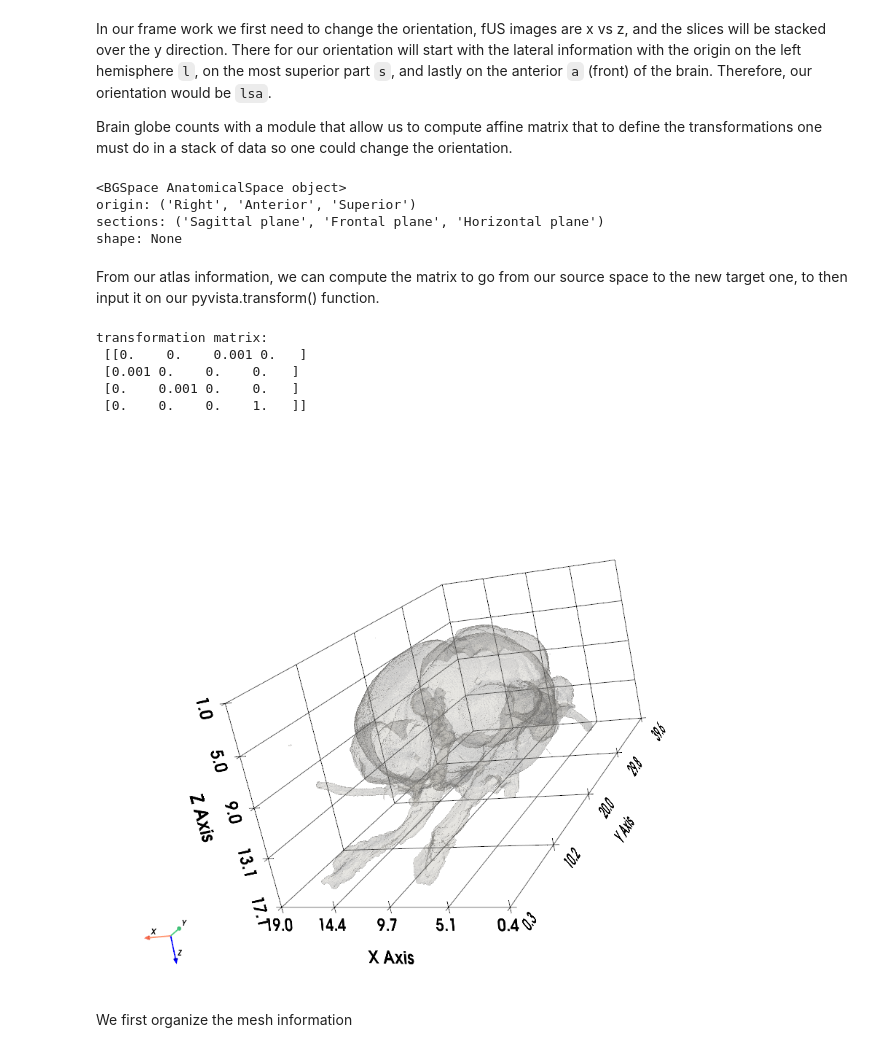
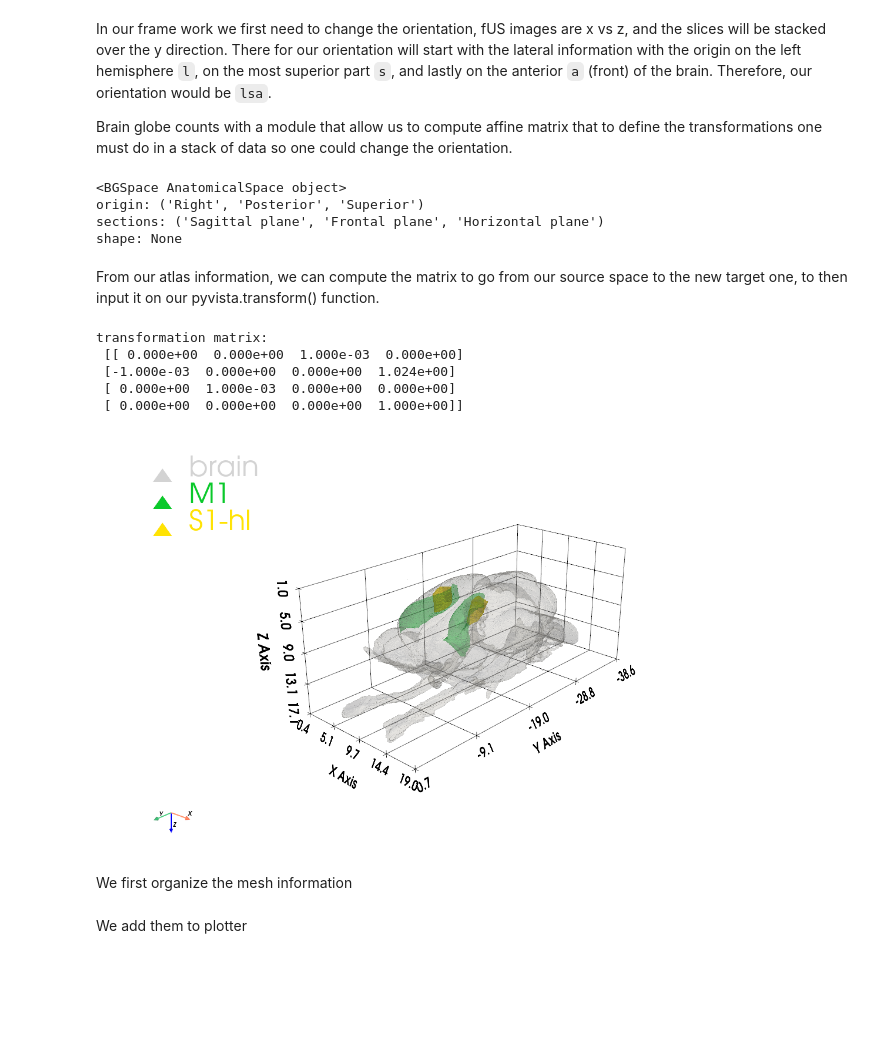
Before and after one commit to EstebanRivera08/eSDIva, a Jupyter notebook: notebook/Tutorial_NeuroSono.ipynb, the cells around one changed output. Saved outputs shown, nothing was run; the diff lists cells and outputs as text; code cells hidden in the pictures; blank space fills up the shorter version.

```diff
--- a/notebook/Tutorial_NeuroSono.ipynb
+++ b/notebook/Tutorial_NeuroSono.ipynb
@@ -213,3 +26,0 @@ def plot_brain(brain_mesh, region1, region2, region1_name, region2_name):
-# %%
-brain_plotter = plot_brain(pv_Full_Brain, pv_Brain_Reg_M1, pv_Brain_Reg_SO, Brain_Reg_M1_name, Brain_Reg_SO_name)
-brain_plotter.show(jupyter_backend='static')  # Add this parameter
@@ -325,0 +236,14 @@ pressure_plotter.show(jupyter_backend='static')  # Add this parameter
+# %%
+def plot_brain(brain_mesh, region1, region2, *, region1_name = "Region 1", region2_name = "Region 2",
+    window_size=[1280, 720], camera_position=None, notebook=True, off_screen=True):
+
+    brain_plotter = pv.Plotter(window_size=window_size, title=f"Rat atlas", notebook=notebook, off_screen=off_screen)
+    brain_plotter.add_mesh(brain_mesh,   color="lightgrey", opacity=0.2,    label="brain")
+    brain_plotter.add_mesh(region1,  color="permanentgreen",     opacity=0.3,    label=region1_name )
+    brain_plotter.add_mesh(region2,  color="cadmiumlemon",     opacity=0.6,    label=region2_name )
+    brain_plotter.add_axes()              # show XYZ axes
+    brain_plotter.show_grid()             # show grid
+    brain_plotter.add_legend(loc = 'upper left')             # show legend
+    brain_plotter.camera_position = camera_position
+    # # to show the plot in Jupyter Notebook
+    return brain_plotter
@@ -372,11 +286,11 @@ Brain globe counts with a module that allow us to compute affine matrix that to
 import brainglobe_space as bg_space
 # %%
 # Now we create the target space
-target_space = bg_space.AnatomicalSpace("ras", resolution=[39*1e3, 39*1e3, 39*1e3],) # New resolution to change the units from um to mm
+target_space = bg_space.AnatomicalSpace("rps", resolution=[39*1e3, 39*1e3, 39*1e3],) # New resolution to change the units from um to mm
 print(target_space)
 # %% [output]
 <BGSpace AnatomicalSpace object>
-origin: ('Right', 'Anterior', 'Superior')
+origin: ('Right', 'Posterior', 'Superior')
 sections: ('Sagittal plane', 'Frontal plane', 'Horizontal plane')
 shape: None
 # %% [markdown]
@@ -384,28 +298,31 @@ From our atlas information, we can compute the matrix to go from our source spac
 # %%
 trans_source2lsa = bg_atlas.space.transformation_matrix_to(target_space)
 
-pv_Full_Brain_changed = pv_Full_Brain.copy()
-pv_Full_Brain_changed.transform(trans_source2lsa)
+pv_Full_Brain_tx_space = pv_Full_Brain.copy()
+pv_Full_Brain_tx_space.transform(trans_source2lsa, inplace=	True)
+pv_M1_reg_tx_space = pv_Brain_Reg_M1.copy()
+pv_M1_reg_tx_space.transform(trans_source2lsa, inplace=	True)
+pv_SO_reg_tx_space = pv_Brain_Reg_SO.copy()
+pv_SO_reg_tx_space.transform(trans_source2lsa, inplace=	True)
 print(f"transformation matrix: \n {trans_source2lsa} ")
 # %% [output]
 transformation matrix:
- [[0.    0.    0.001 0.   ]
- [0.001 0.    0.    0.   ]
- [0.    0.001 0.    0.   ]
- [0.    0.    0.    1.   ]]
+ [[ 0.000e+00  0.000e+00  1.000e-03  0.000e+00]
+ [-1.000e-03  0.000e+00  0.000e+00  1.024e+00]
+ [ 0.000e+00  1.000e-03  0.000e+00  0.000e+00]
+ [ 0.000e+00  0.000e+00  0.000e+00  1.000e+00]]
 # %%
+plotter = plot_brain(pv_Full_Brain_tx_space, pv_M1_reg_tx_space, pv_SO_reg_tx_space,
+                           region1_name= Brain_Reg_M1_name,region2_name= Brain_Reg_SO_name,
+                           camera_position=[(72.90116356938879, 50.28910256335179, -28.68799842666025),
+ (26.784967606806486, 0.10497755664419678, 0.3654975164772199),
+ (-0.29821857288045744, -0.2579831116296196, -0.9189724679787981)]
+ )
 
-plotter = pv.Plotter(window_size=[1024, 768], title=f"Rat atlas", notebook=True)
-plotter.add_mesh(pv_Full_Brain_changed,   color="lightgrey", opacity=0.2,    label="brain")
-plotter.add_axes()
-plotter.show_grid()
 plotter.camera.up = (0,0, -1)  # set the camera up vector to Z axis
-plotter.camera_position = [(-27.363919221794198, -58.16508284096629, -14.498618107592316),
- (9.711, 19.9875, 9.048),
- (-0.07750710293060141, 0.32114273871040966, -0.9438537971364437)]
 plotter.show(jupyter_backend='static')  # Add this parameter
 # %% [output]
-[figure, old version]
+[figure, new version]
 # %%
 def add_transducer_to_plotter(plotter, TX_mesh):
     # Add the transducer to the plotter# 2) Add your TX_mesh with Apodization
@@ -474,6 +391,8 @@ TX_mesh = domino.get_mesh()
 # But in case we want to compute it again, we can use the following function:
 
 # pressure_vol_mesh = pysonogen.compute_pressure_mesh(pressure_field, x, y, z)
+# %% [markdown]
+We add them to plotter
 # %%
 plotter = add_transducer_to_plotter(plotter, TX_mesh)
 plotter = add_pressure_to_plotter(plotter, pressure_vol_mesh, plot_focal_spot = True)
```
Also changed, not shown: parts of 70 cells of this notebook, 6 other files.
